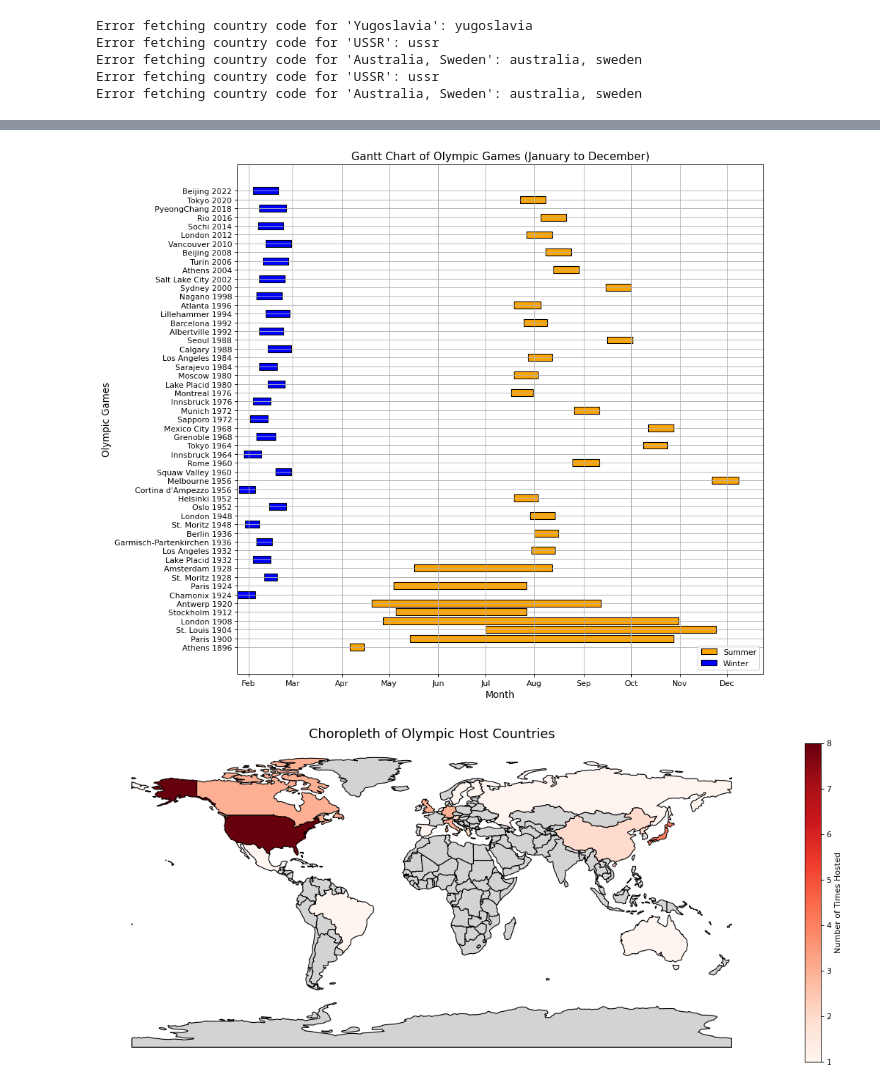
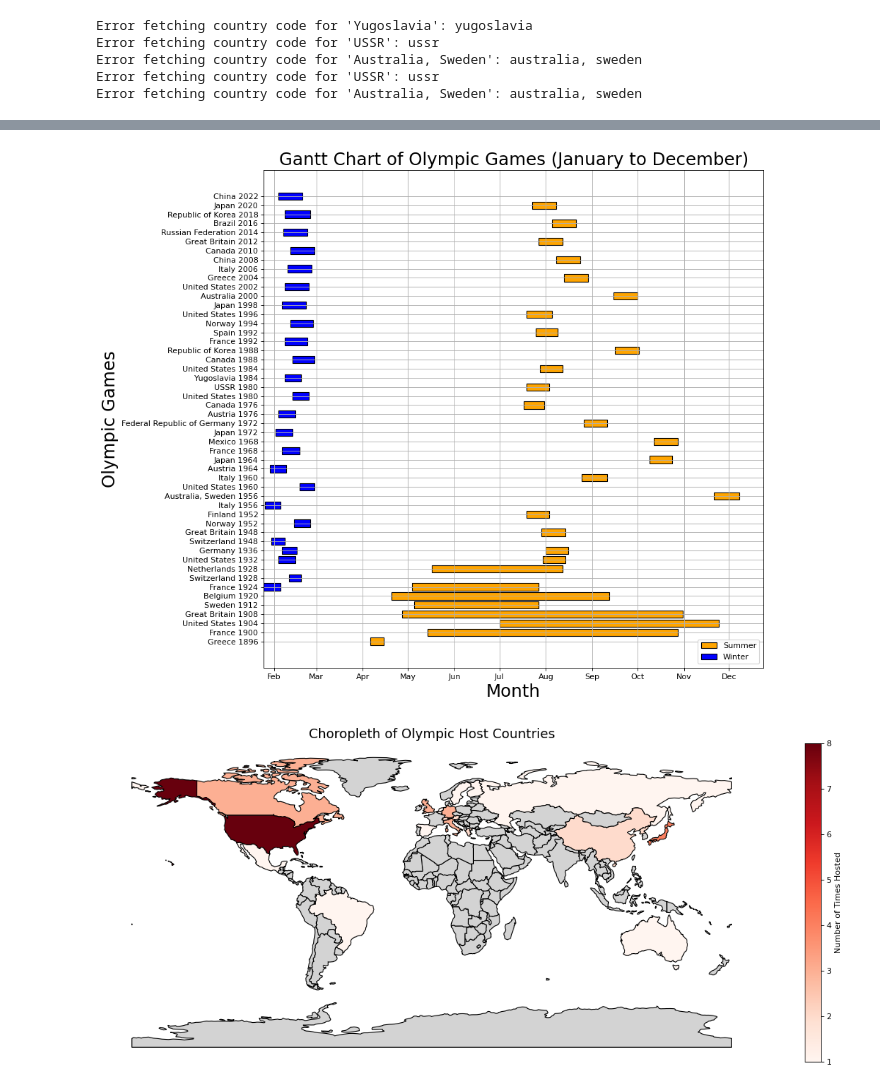
Before and after one commit to willfliaw/CSC_51052_EP, a Jupyter notebook: Project/main/Preliminary data analysis.ipynb, the cells around one changed output, grey strips where cells are left out. Cells and saved outputs as stored; diff of their text form; code cells hidden in the pictures.

```diff
--- a/Project/main/Preliminary data analysis.ipynb
+++ b/Project/main/Preliminary data analysis.ipynb
@@ -850,8 +854,4 @@ plt.show()
 # %%
-hosts_data["game_season_color"] = hosts_data["game_season"].map(
-    {"Winter": "blue", "Summer": "orange"}
-)
-
 hosts_data["start_month_day"] = hosts_data["game_start_date"].dt.strftime("%m-%d")
 hosts_data["end_month_day"] = hosts_data["game_end_date"].dt.strftime("%m-%d")
 
@@ -859,39 +859,38 @@ hosts_data["start_date"] = pd.to_datetime(hosts_data["start_month_day"], format=
 hosts_data["end_date"] = pd.to_datetime(hosts_data["end_month_day"], format="%m-%d")
 
 hosts_data["duration"] = (hosts_data["end_date"] - hosts_data["start_date"]).dt.days
 
 plt.figure(figsize=(12, 10), dpi=80)
 
 bars = []
 labels = []
 for index, row in hosts_data.iterrows():
     bar = plt.barh(
-        y=row["game_name"],
+        y=f"{row["game_location"]} {row["game_year"]}",
         left=row["start_date"],
         width=row["duration"],
         color=row["game_season_color"],
         edgecolor="black",
     )
     if row["game_season"] not in labels:
         bars.append(bar[0])
         labels.append(row["game_season"])
 
-# Format the x-axis for months
 plt.gca().xaxis.set_major_formatter(mdates.DateFormatter("%b"))
 plt.gca().xaxis.set_major_locator(mdates.MonthLocator())
-plt.xlabel("Month", fontsize=12)
-plt.ylabel("Olympic Games", fontsize=12)
-plt.title("Gantt Chart of Olympic Games (January to December)", fontsize=14)
+plt.xlabel("Month", fontsize=22)
+plt.ylabel("Olympic Games", fontsize=22)
+plt.title("Gantt Chart of Olympic Games (January to December)", fontsize=22)
 plt.xticks(fontsize=10)
 plt.yticks(fontsize=10)
 plt.tight_layout()
 plt.legend(bars, labels, loc="lower right")
 
 plt.grid()
 plt.tight_layout()
 plt.show()
 # %% [output]
-[figure, old version]
+[figure, new version]
 # %%
 world = gpd.read_file(os.path.join(DATA_PATH, "map", "ne_110m_admin_0_countries.shp"))
 
```
Also changed, not shown: parts of 8 cells of this notebook, 11 other files.
